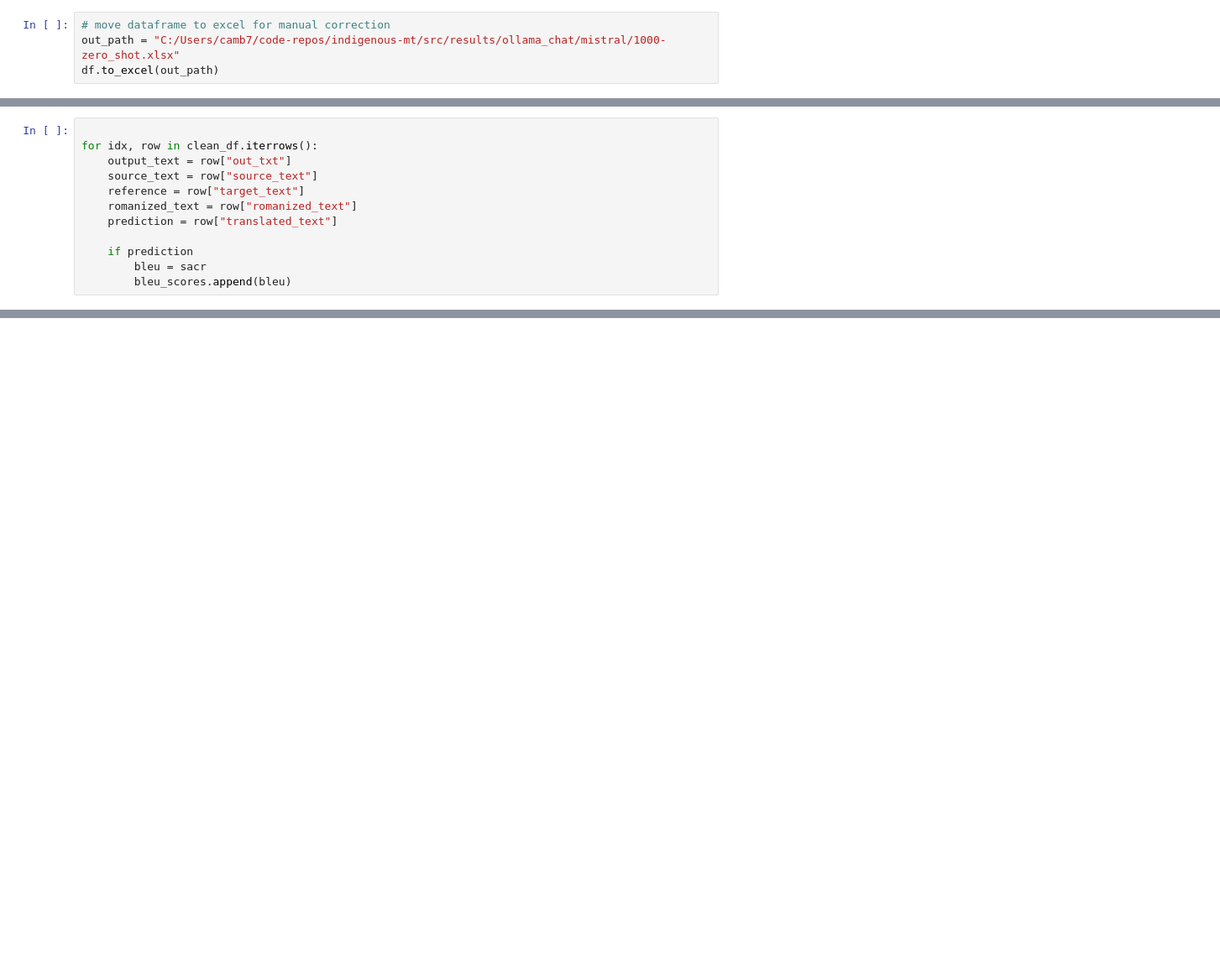
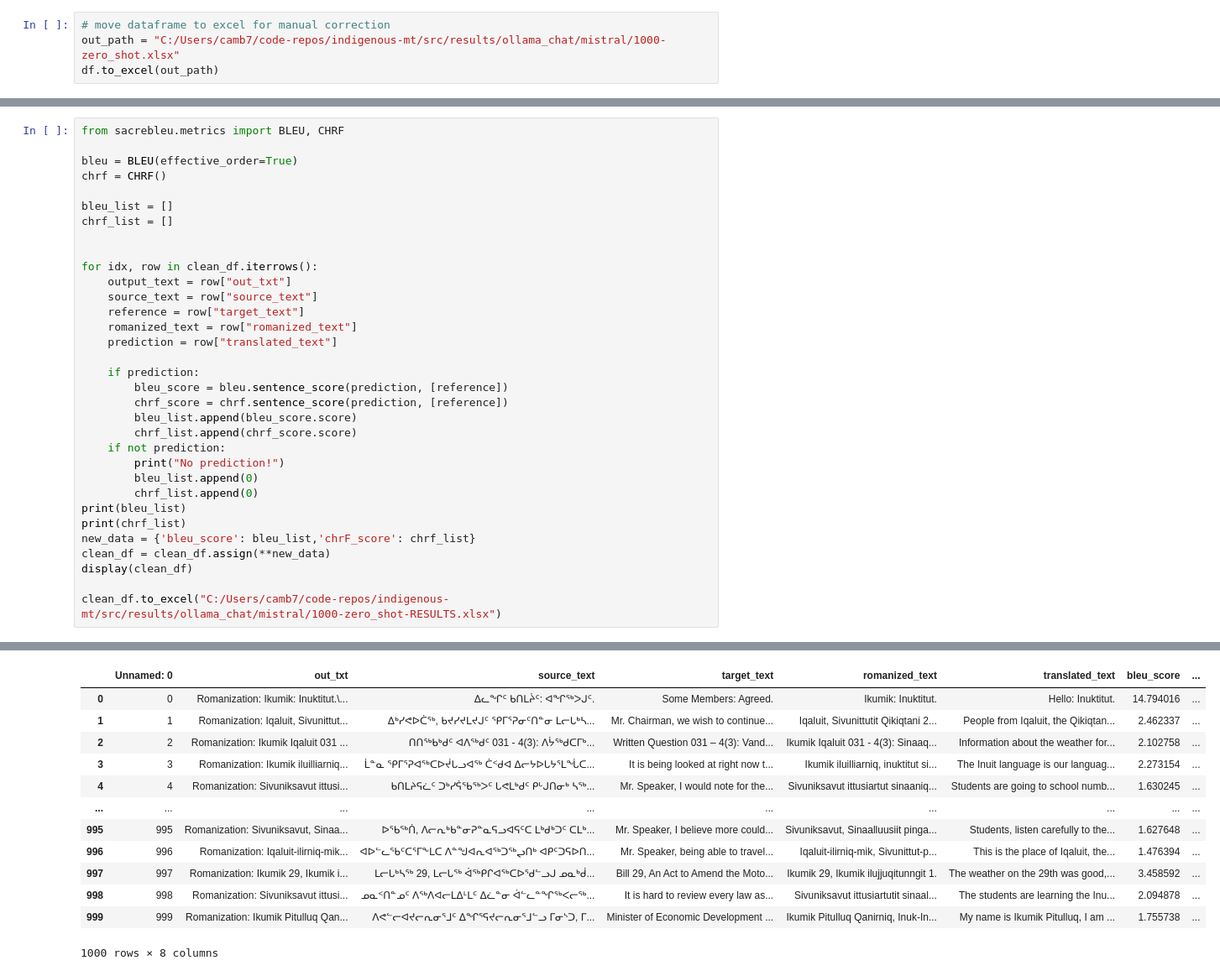
Before and after one commit to CamBish/indigenous-mt, a Jupyter notebook: notebooks/zero_shot.ipynb, the cells around one changed output, grey strips where cells are left out. Shown at 84% size. Saved outputs shown, nothing was run; the diff lists cells and outputs as text; blank space fills up the shorter version.

```diff
--- a/notebooks/zero_shot.ipynb
+++ b/notebooks/zero_shot.ipynb
@@ -121,12 +122,34 @@ display(clean_df)
-# %%
-
-for idx, row in clean_df.iterrows():
-    output_text = row["out_txt"]
-    source_text = row["source_text"]
-    reference = row["target_text"]
-    romanized_text = row["romanized_text"]
-    prediction = row["translated_text"]
-
-    if prediction
-        bleu = sacr
-        bleu_scores.append(bleu)
+# %%
+from sacrebleu.metrics import BLEU, CHRF
+
+bleu = BLEU(effective_order=True)
+chrf = CHRF()
+
+bleu_list = []
+chrf_list = []
+
+
+for idx, row in clean_df.iterrows():
+    output_text = row["out_txt"]
+    source_text = row["source_text"]
+    reference = row["target_text"]
+    romanized_text = row["romanized_text"]
+    prediction = row["translated_text"]
+
+    if prediction:
+        bleu_score = bleu.sentence_score(prediction, [reference])
+        chrf_score = chrf.sentence_score(prediction, [reference])
+        bleu_list.append(bleu_score.score)
+        chrf_list.append(chrf_score.score)
+    if not prediction:
+        print("No prediction!")
+        bleu_list.append(0)
+        chrf_list.append(0)
+print(bleu_list)
+print(chrf_list)
+new_data = {'bleu_score': bleu_list,'chrF_score': chrf_list}
+clean_df = clean_df.assign(**new_data)
+display(clean_df)
+
+clean_df.to_excel("C:/Users/camb7/code-repos/indigenous-mt/src/results/ollama_chat/mistral/1000-zero_shot-RESULTS.xlsx")
+# %% [output]
@@ -132,0 +172,13 @@ for idx, row in clean_df.iterrows():
+|  | Unnamed: 0 | out_txt | source_text | target_text | romanized_text | translated_text | bleu_score | ... |
+| 0 | 0 | Romanization: Ikumik: Inuktitut.\... | ᐃᓚᖏᑦ ᑲᑎᒪᔩᑦ: ᐊᖏᖅᐳᒍᑦ. | Some Members: Agreed. | Ikumik: Inuktitut. | Hello: Inuktitut. | 14.794016 | ... |
+| 1 | 1 | Romanization: Iqaluit, Sivunittut... | ᐃᒃᓯᕙᐅᑖᖅ, ᑲᔪᓯᔪᒪᔪᒍᑦ ᕿᒥᕐᕈᓂᑦᑎᓐᓂ ᒪᓕᒐᒃᓴ... | Mr. Chairman, we wish to continue... | Iqaluit, Sivunittutit Qikiqtani 2... | People from Iqaluit, the Qikiqtan... | 2.462337 | ... |
+| 2 | 2 | Romanization: Ikumik Iqaluit 031 ... | ᑎᑎᖅᑲᒃᑯᑦ ᐊᐱᖅᑯᑦ 031 - 4(3): ᐱᔮᖅᑯᑕᒥᒃ... | Written Question 031 – 4(3): Vand... | Ikumik Iqaluit 031 - 4(3): Sinaaq... | Information about the weather for... | 2.102758 | ... |
+| 3 | 3 | Romanization: Ikumik iluilliarniq... | ᒫᓐᓇ ᕿᒥᕐᕈᐊᖅᑕᐅᔫᒐᓗᐊᖅ ᑖᑉᑯᐊ ᐃᓕᔭᐅᒐᔭᕐᒪᖔᑕ... | It is being looked at right now t... | Ikumik iluilliarniq, inuktitut si... | The Inuit language is our languag... | 2.273154 | ... |
+| 4 | 4 | Romanization: Sivuniksavut ittusi... | ᑲᑎᒪᔨᕋᓛᑦ ᑐᒃᓯᕌᖃᖅᐳᑦ ᒐᕙᒪᒃᑯᑦ ᑭᒡᒍᑎᓂᒃ ᓴᖅ... | Mr. Speaker, I would note for the... | Sivuniksavut ittusiartut sinaaniq... | Students are going to school numb... | 1.630245 | ... |
+| ... | ... | ... | ... | ... | ... | ... | ... | ... |
+| 995 | 995 | Romanization: Sivuniksavut, Sinaa... | ᐅᖃᖅᑏ, ᐱᓕᕆᒃᑲᓐᓂᕈᓐᓇᕋᓗᐊᕋᑦᑕ ᒪᒃᑯᒃᑐᑦ ᑕᒪᒃ... | Mr. Speaker, I believe more could... | Sivuniksavut, Sinaalluusiit pinga... | Students, listen carefully to the... | 1.627648 | ... |
+| 996 | 996 | Romanization: Iqaluit-ilirniq-mik... | ᐊᐅᓪᓚᖃᑦᑕᕐᒥᖕᒪᑕ ᐱᓐᖑᐊᕆᐊᖅᑐᖅᖢᑎᒃ ᐊᑭᑦᑐᕋᐅᑎ... | Mr. Speaker, being able to travel... | Iqaluit-ilirniq-mik, Sivunittut-p... | This is the place of Iqaluit, the... | 1.476394 | ... |
+| 997 | 997 | Romanization: Ikumik 29, Ikumik i... | ᒪᓕᒐᒃᓴᖅ 29, ᒪᓕᒐᖅ ᐋᖅᑭᒋᐊᖅᑕᐅᖁᓪᓗᒍ ᓄᓇᒃᑰ... | Bill 29, An Act to Amend the Moto... | Ikumik 29, Ikumik ilujjuqitunngit 1. | The weather on the 29th was good,... | 3.458592 | ... |
+| 998 | 998 | Romanization: Sivuniksavut ittusi... | ᓄᓇᑉᑎᓐᓄᑦ ᐱᖅᐱᐊᓕᒪᐃᒻᒪᑦ ᐃᓛᓐᓂ ᐋᓪᓚᓐᖏᖅᐸᓕᖅ... | It is hard to review every law as... | Sivuniksavut ittusiartutit sinaal... | The students are learning the Inu... | 2.094878 | ... |
+| 999 | 999 | Romanization: Ikumik Pitulluq Qan... | ᐱᕙᓪᓕᐊᔪᓕᕆᓂᕐᒧᑦ ᐃᖏᕐᕋᔪᓕᕆᓂᕐᒧᓪᓗ ᒥᓂᔅᑐ, ᒥ... | Minister of Economic Development ... | Ikumik Pitulluq Qanirniq, Inuk-In... | My name is Ikumik Pitulluq, I am ... | 1.755738 | ... |
+1000 rows × 8 columns
```
Also changed, not shown: parts of 4 cells of this notebook, 4 other files.
